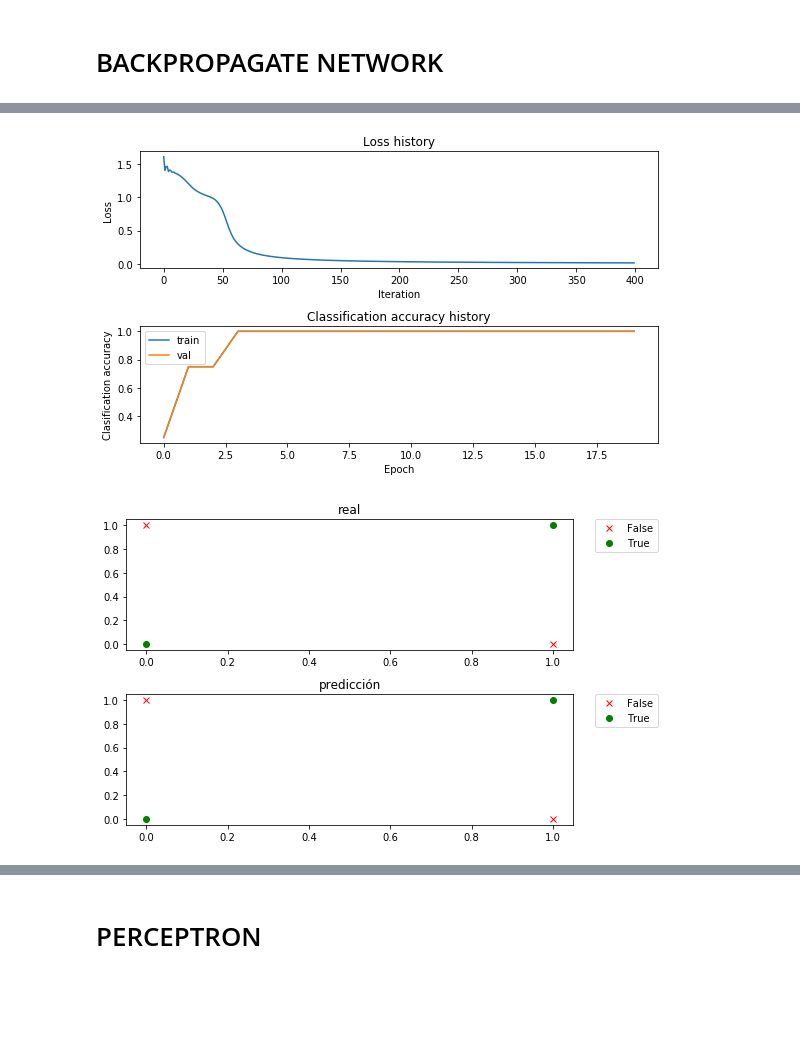
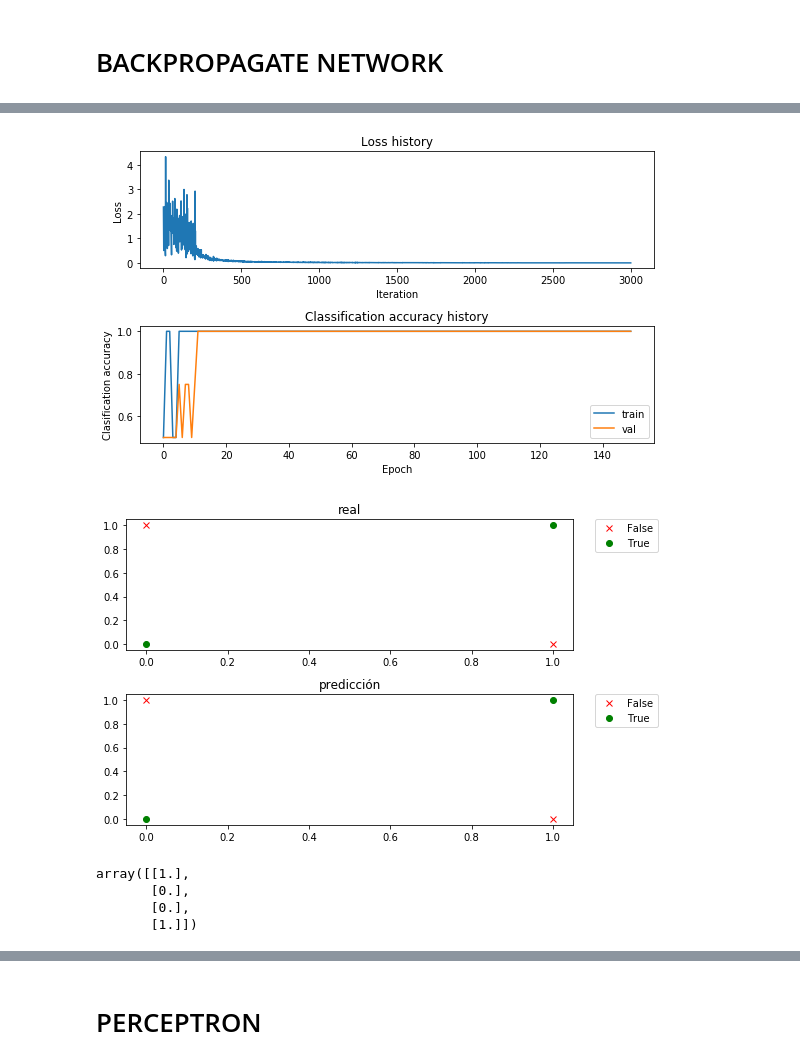
Before and after one commit to ManuLasker/Seminario, a Jupyter notebook: Prueba_2_Nice/logic_operators_classification.ipynb, the cells around one changed output, grey strips where cells are left out. Cells and saved outputs as stored; diff of their text form; code cells hidden in the pictures; blank space fills up the shorter version.

```diff
--- a/Prueba_2_Nice/logic_operators_classification.ipynb
+++ b/Prueba_2_Nice/logic_operators_classification.ipynb
@@ -29,20 +29,40 @@ y = np.array([1,0,0,1])
 # %%
 net_params = {'il':2,'hl1':2,'ol':2}
 activ_function = 'Sigmoid'
 cost_function = 'Entropy_Loss'
 net = neural_net(net_params, activation_function= activ_function,
                  cost_function= cost_function, std= 1)
-results = net.train_sgd_momentum(X, y, X, y, learning_rate=2.1,
+# results = net.train_sgd_momentum(X, y, X, y, learning_rate=2.1,
+#                                  learning_rate_decay=1, reg = 0.0,
+#                                  max_iter = 400, batch_size = 2,
+#                                      verbose =  True,
+#                                      rho=0.7, stochastic = False,
+#                                      epoch = 20)
+# results = net.train_gradient_descent(X, y, X, y, learning_rate=2.1,
+#                                  learning_rate_decay=1, reg = 0.0,
+#                                  max_iter = 400,
+#                                      verbose =  True,
+#                                      epoch = 20)
+results = net.train_stochastic_gradient_descent(X, y, X, y, learning_rate=1,
                                  learning_rate_decay=1, reg = 0.0,
-                                 max_iter = 400, batch_size = 2, verbose =  True, rho=0.7, stochastic = False, epoch = 20)
+                                 max_iter = 3000, batch_size = 2,
+                                     verbose =  True,
+                                     epoch = 20)
 plotStats(results)
 
 y_pred = net.predict(X)
 plotData(X, y, y_pred)
 # %% [output]
 [interactive output not drawn]
-[figure, old version]
+[figure, new version]
 [figure]
+# %%
+y_pred
+# %% [output]
+array([[1.],
+       [0.],
+       [0.],
+       [1.]])
 # %%
 X = np.array([[1,1],
               [0,1],
```
Also changed, not shown: parts of 1 cell of this notebook, 3 other files.
